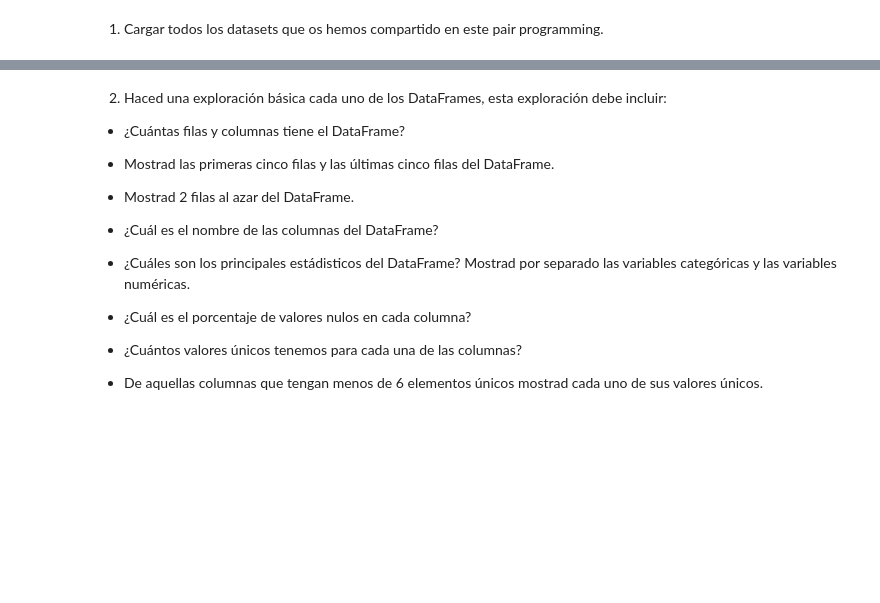
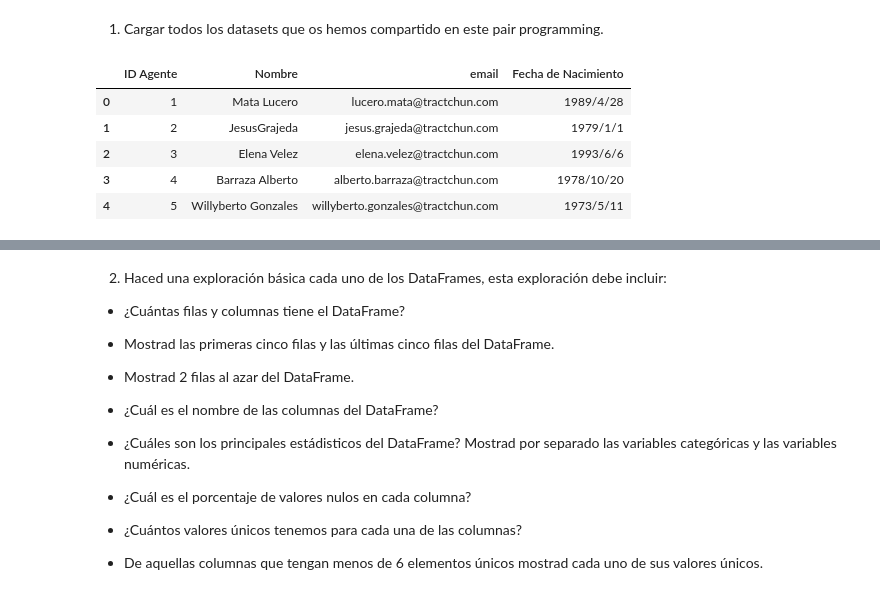
Before and after one commit to Adalab/promo-d-da-modulo2-sprint1-anabelen-silvia, a Jupyter notebook: ejercicio3/ejercicio3-pandas3.ipynb, the cells around one changed output, grey strips where cells are left out. Saved outputs shown, nothing was run; the diff lists cells and outputs as text; code cells hidden in the pictures; blank space fills up the shorter version.

```diff
--- a/ejercicio3/ejercicio3-pandas3.ipynb
+++ b/ejercicio3/ejercicio3-pandas3.ipynb
@@ -8,0 +13,2 @@ En resumen, hacer una exploración de datos con Pandas es esencial para cualquie
+# %%
+df2 = pd.read_csv("datos/Agentes.csv")
@@ -8,0 +17,9 @@ En resumen, hacer una exploración de datos con Pandas es esencial para cualquie
+# %%
+df2.head()
+# %% [output]
+|  | ID Agente | Nombre | email | Fecha de Nacimiento |
+| 0 | 1 | Mata Lucero | lucero.mata@tractchun.com | 1989/4/28 |
+| 1 | 2 | JesusGrajeda | jesus.grajeda@tractchun.com | 1979/1/1 |
+| 2 | 3 | Elena Velez | elena.velez@tractchun.com | 1993/6/6 |
+| 3 | 4 | Barraza Alberto | alberto.barraza@tractchun.com | 1978/10/20 |
+| 4 | 5 | Willyberto Gonzales | willyberto.gonzales@tractchun.com | 1973/5/11 |
```
Also changed, not shown: parts of 10 cells of this notebook.
